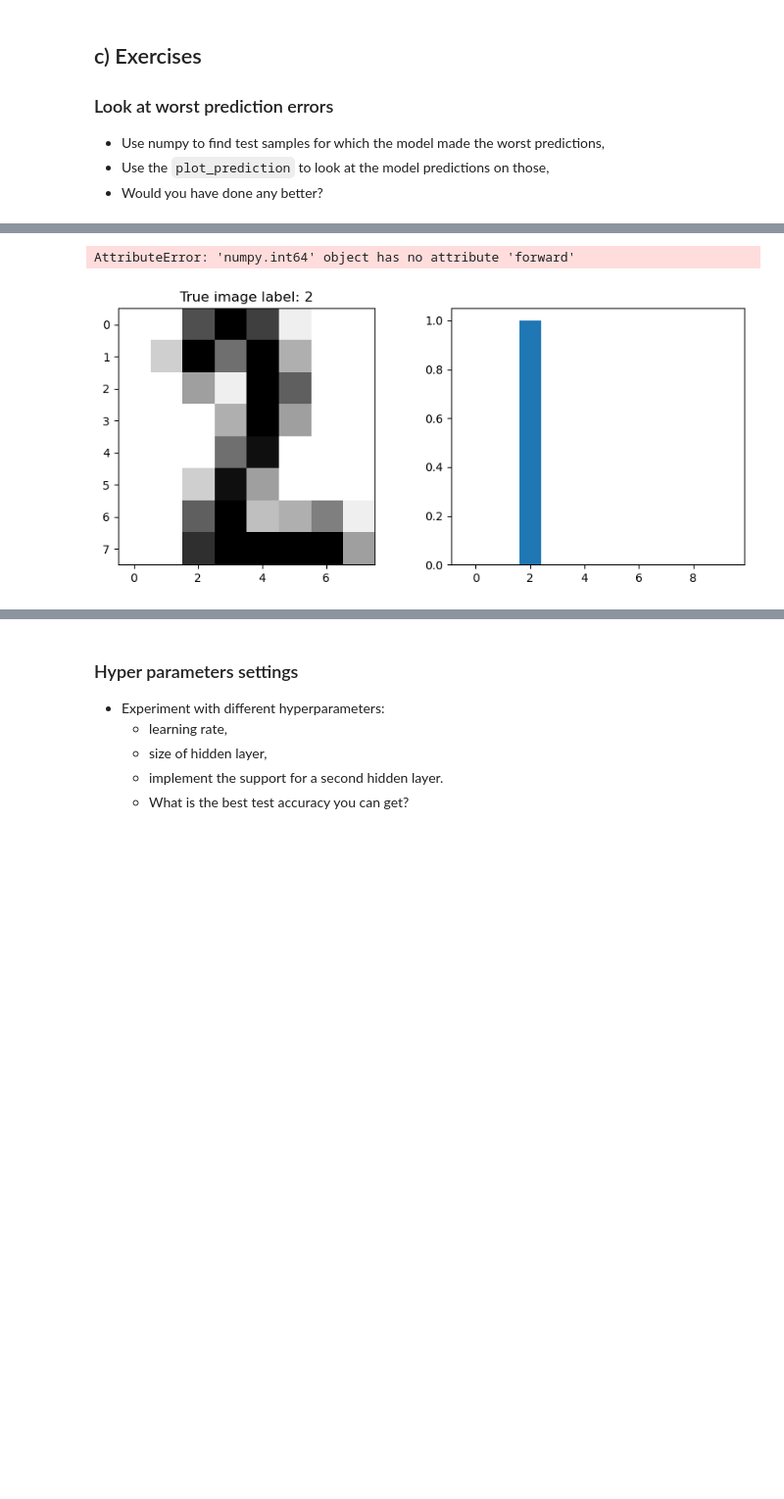
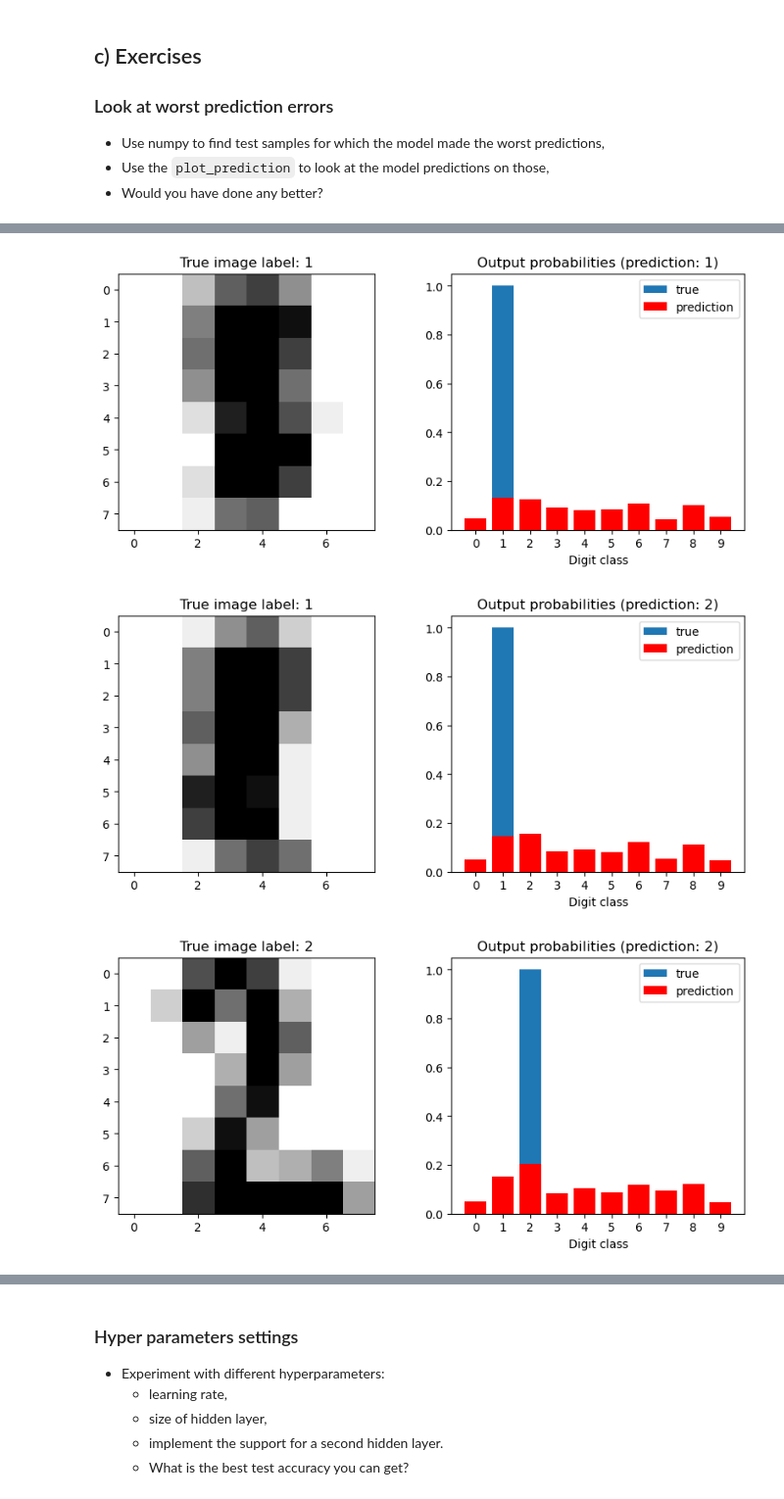
Before and after one commit to eternal-loading-screen/deep_learning, a Jupyter notebook: 01_materials/labs/lab_2.ipynb, the cells around one changed output, grey strips where cells are left out. Shown at 98% size. Drawn from its saved outputs; the diff is of its cells as text; code cells hidden in the pictures; blank space fills up the shorter version.

```diff
--- a/01_materials/labs/lab_2.ipynb
+++ b/01_materials/labs/lab_2.ipynb
@@ -258,15 +256,16 @@ def plot_prediction(model, sample_idx=0, classes=range(10)):
 
     ax0.imshow(X_test[sample_idx:sample_idx+1].reshape(8, 8),
                cmap=plt.cm.gray_r, interpolation='nearest')
-    ax0.set_title("True image label: %d" % y_test[sample_idx]);
-
+    ax0.set_title("True image label: %d" % y_test[sample_idx])
 
     ax1.bar(classes, one_hot(len(classes), y_test[sample_idx]), label='true')
-    ax1.bar(classes, model.forward(X_test[sample_idx]), label='prediction', color="red")
+    x_input = X_test[sample_idx]
+    if x_input.ndim == 1:
+        x_input = x_input[np.newaxis, :]
+    ax1.bar(classes, model.forward(x_input).flatten(), label='prediction', color="red")
     ax1.set_xticks(classes)
-    prediction = model.predict(X_test[sample_idx])
-    ax1.set_title('Output probabilities (prediction: %d)'
-                  % prediction)
+    prediction = model.predict(x_input)
+    ax1.set_title('Output probabilities (prediction: %d)' % prediction)
     ax1.set_xlabel('Digit class')
     ax1.legend()
 
@@ -542,8 +539,9 @@ worst_index = np.argsort(pred_errors)[-10:]
 # %%
 # plot_prediction
 
 for indx in worst_index:
-    plot_prediction(indx)
+    plot_prediction(model, sample_idx=indx)
 # %% [output]
-AttributeError: 'numpy.int64' object has no attribute 'forward'
-[figure, old version]
+[figure, new version]
+[figure, added]
+[figure, added]
```
Also changed, not shown: parts of 14 cells of this notebook.
